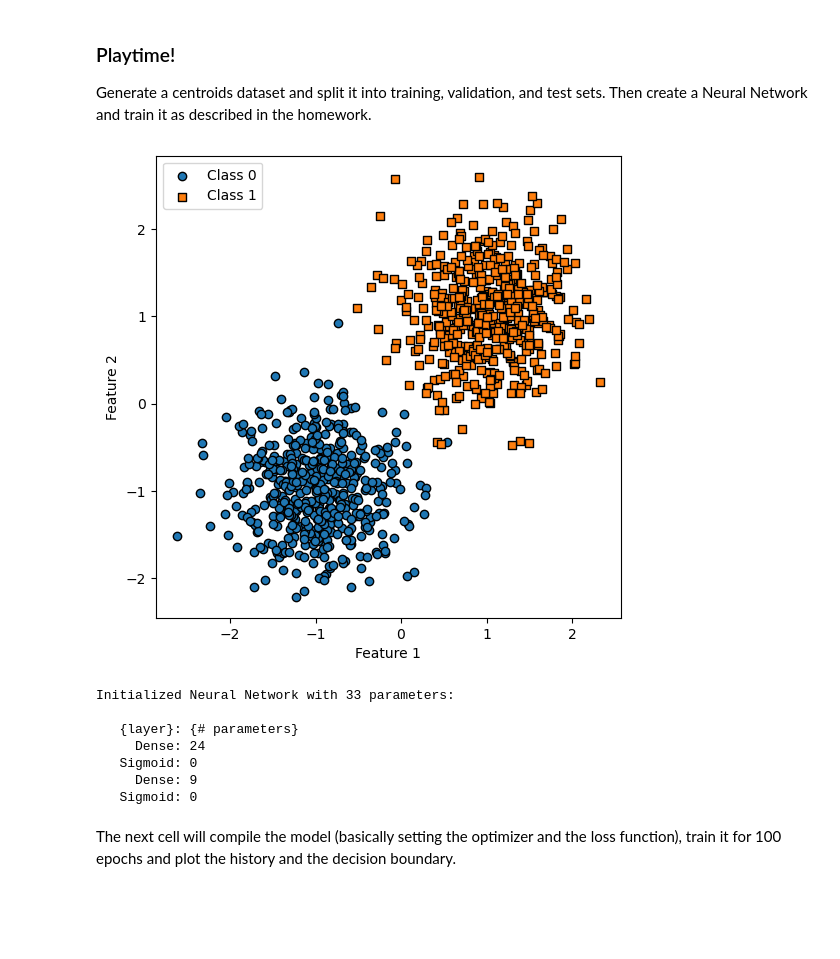
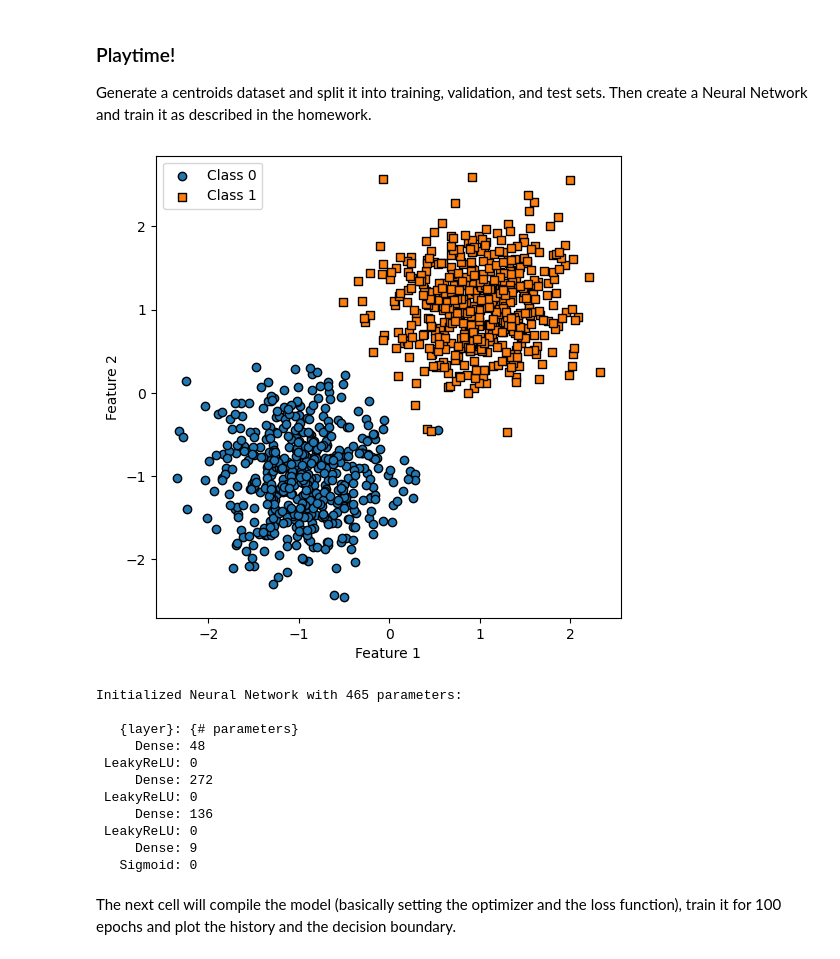
Before and after one commit to mwaqar666/DeepLearningLabs, a Jupyter notebook: Lab 1.4 - Notebook.ipynb, the cells around one changed output. Cells and saved outputs as stored; diff of their text form; code cells hidden in the pictures; blank space fills up the shorter version.

```diff
--- a/Lab 1.4 - Notebook.ipynb
+++ b/Lab 1.4 - Notebook.ipynb
@@ -889,27 +1197,38 @@ Then create a Neural Network and train it as described in the homework.
 # %%
 ### START CODE HERE ###
 # generate dataset
 data_X, data_Y = extras.generate_dataset(1024, "centroids")
 
 # split dataset
 X_train, Y_train, X_val, Y_val, X_test, Y_test = extras.split_dataset(data_X, data_Y)
 
 # initialize model
 NN = NeuralNet([
-	Dense(2, 8),
-	Sigmoid(),
-	Dense(8, 1),
-	Sigmoid(),
+    Dense(2, 16, 'he'),
+    LeakyReLU(),
+
+    Dense(16, 16, 'he'),
+    LeakyReLU(),
+
+    Dense(16, 8, 'he'),
+    LeakyReLU(),
+
+    Dense(8, 1, 'he'),
+    Sigmoid(),
 ])
 
 ### END CODE HERE ###
 # %% [output]
-[figure, old version]
+[figure, new version]
-Initialized Neural Network with 33 parameters:
+Initialized Neural Network with 465 parameters:
 
    {layer}: {# parameters}
-     Dense: 24
-   Sigmoid: 0
+     Dense: 48
+ LeakyReLU: 0
+     Dense: 272
+ LeakyReLU: 0
+     Dense: 136
+ LeakyReLU: 0
      Dense: 9
    Sigmoid: 0
 # %% [markdown]
```
Also changed, not shown: parts of 27 cells of this notebook.
